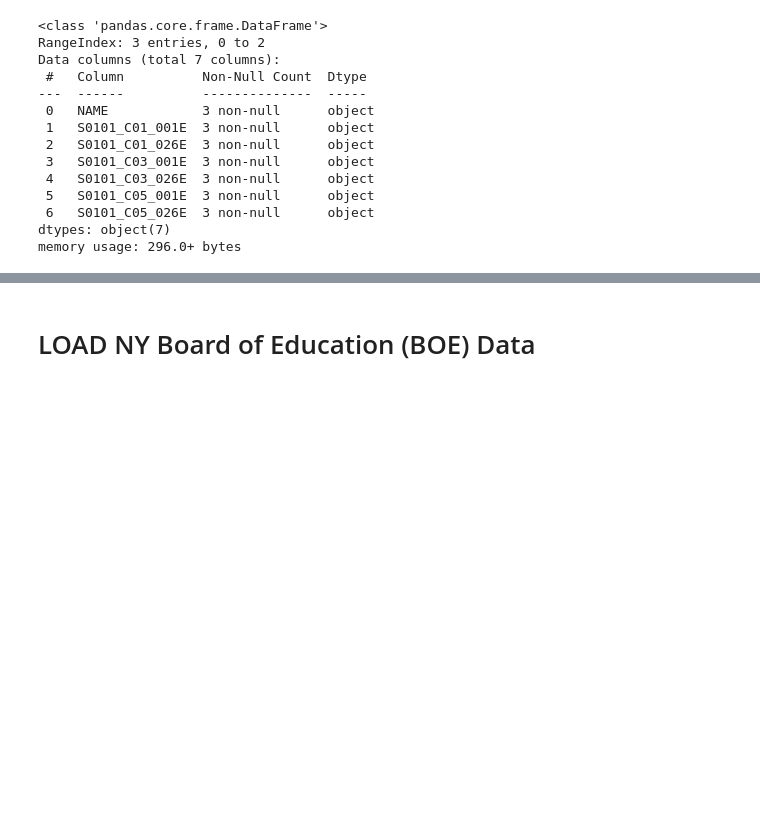
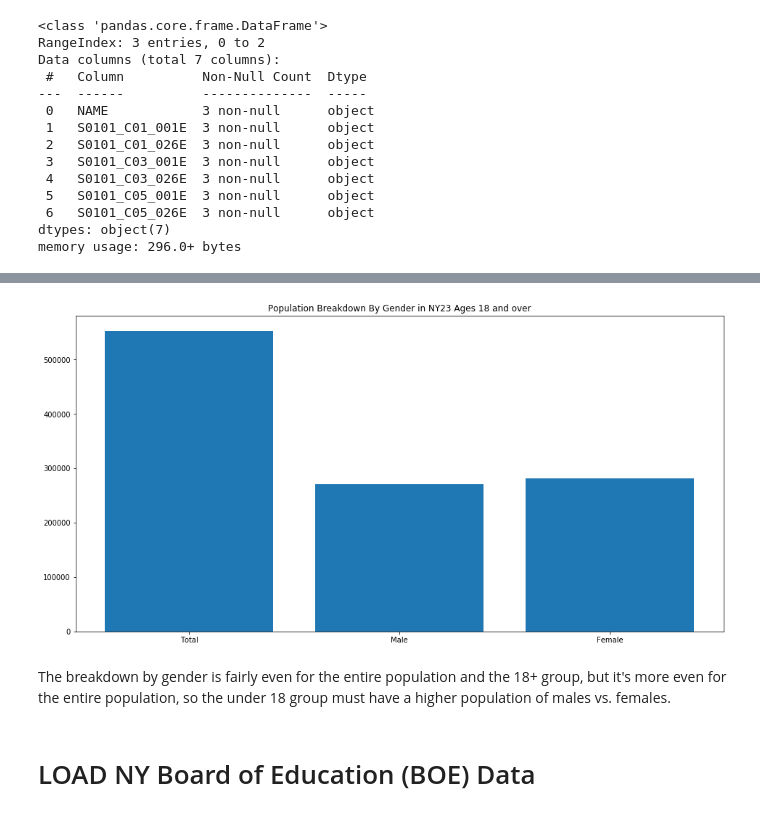
Before and after one commit to merb92/ny-23, a Jupyter notebook: census_ny_23_eda.ipynb, the cells around one changed output, grey strips where cells are left out. Drawn from its saved outputs; the diff is of its cells as text; code cells hidden in the pictures; blank space fills up the shorter version.

```diff
--- a/census_ny_23_eda.ipynb
+++ b/census_ny_23_eda.ipynb
@@ -71,3 +89,15 @@ memory usage: 296.0+ bytes
+# %%
+voting_age_pops = census_df.iloc[-1:][['S0101_C01_026E', 'S0101_C03_026E', 'S0101_C05_026E']].to_numpy().astype(int)[0]
+# %%
+plt.figure(figsize=(16,8))
+plt.bar(x=['Total', 'Male', 'Female'],
+       height=voting_age_pops)
+plt.title('Population Breakdown By Gender in NY23 Ages 18 and over')
+plt.show()
+# %% [output]
+[figure, added]
+# %% [markdown]
+The breakdown by gender is fairly even for the entire population and the 18+ group, but it's more even for the entire population, so the under 18 group must have a higher population of males vs. females.
 # %% [markdown]
 # LOAD NY Board of Education (BOE) Data
 # %% [markdown]
```
Also changed, not shown: parts of 4 cells of this notebook.
